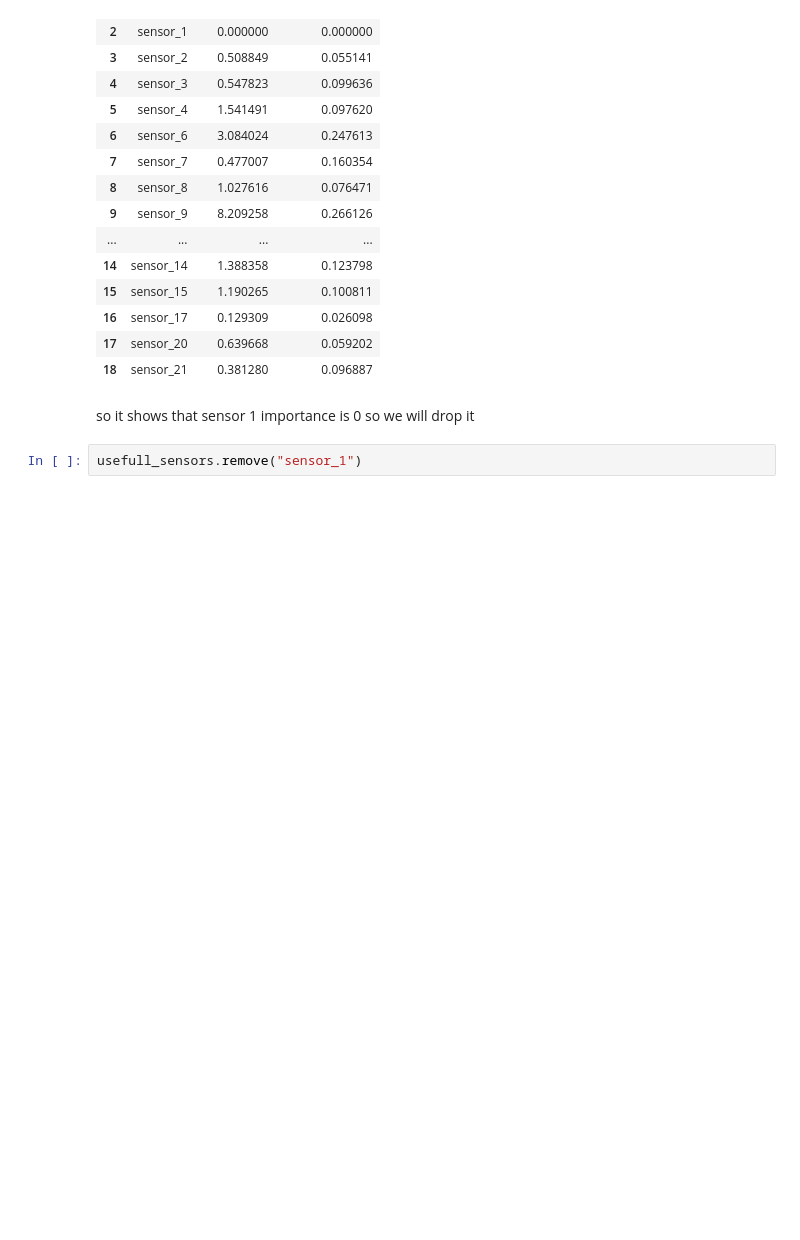
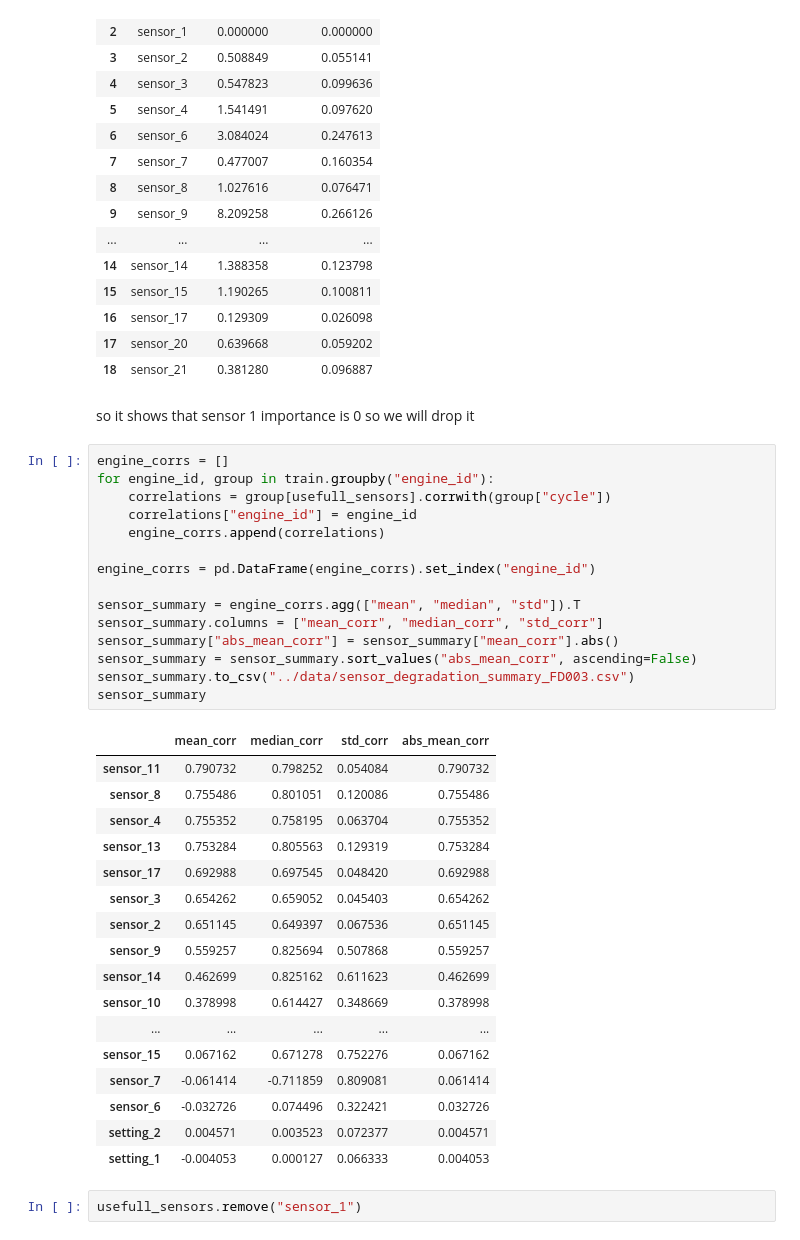
Before and after one commit to Kaushal7725/predictive-maintenance, a Jupyter notebook: notebooks/03_data_explor.ipynb, the cells around one changed output. Drawn from its saved outputs; the diff is of its cells as text; blank space fills up the shorter version.

```diff
--- a/notebooks/03_data_explor.ipynb
+++ b/notebooks/03_data_explor.ipynb
@@ -230,6 +230,39 @@ prem_importance_df
 | 18 | sensor_21 | 0.381280 | 0.096887 |
 # %% [markdown]
 so it shows that sensor 1 importance is 0 so we will drop it
+# %%
+engine_corrs = []
+for engine_id, group in train.groupby("engine_id"):
+    correlations = group[usefull_sensors].corrwith(group["cycle"])
+    correlations["engine_id"] = engine_id
+    engine_corrs.append(correlations)
+
+engine_corrs = pd.DataFrame(engine_corrs).set_index("engine_id")
+
+sensor_summary = engine_corrs.agg(["mean", "median", "std"]).T
+sensor_summary.columns = ["mean_corr", "median_corr", "std_corr"]
+sensor_summary["abs_mean_corr"] = sensor_summary["mean_corr"].abs()
+sensor_summary = sensor_summary.sort_values("abs_mean_corr", ascending=False)
+sensor_summary.to_csv("../data/sensor_degradation_summary_FD003.csv")
+sensor_summary
+# %% [output]
+|  | mean_corr | median_corr | std_corr | abs_mean_corr |
+| sensor_11 | 0.790732 | 0.798252 | 0.054084 | 0.790732 |
+| sensor_8 | 0.755486 | 0.801051 | 0.120086 | 0.755486 |
+| sensor_4 | 0.755352 | 0.758195 | 0.063704 | 0.755352 |
+| sensor_13 | 0.753284 | 0.805563 | 0.129319 | 0.753284 |
+| sensor_17 | 0.692988 | 0.697545 | 0.048420 | 0.692988 |
+| sensor_3 | 0.654262 | 0.659052 | 0.045403 | 0.654262 |
+| sensor_2 | 0.651145 | 0.649397 | 0.067536 | 0.651145 |
+| sensor_9 | 0.559257 | 0.825694 | 0.507868 | 0.559257 |
+| sensor_14 | 0.462699 | 0.825162 | 0.611623 | 0.462699 |
+| sensor_10 | 0.378998 | 0.614427 | 0.348669 | 0.378998 |
+| ... | ... | ... | ... | ... |
+| sensor_15 | 0.067162 | 0.671278 | 0.752276 | 0.067162 |
+| sensor_7 | -0.061414 | -0.711859 | 0.809081 | 0.061414 |
+| sensor_6 | -0.032726 | 0.074496 | 0.322421 | 0.032726 |
+| setting_2 | 0.004571 | 0.003523 | 0.072377 | 0.004571 |
+| setting_1 | -0.004053 | 0.000127 | 0.066333 | 0.004053 |
 # %%
 usefull_sensors.remove("sensor_1")
 # %%
```
Also changed, not shown: 7 other files.
